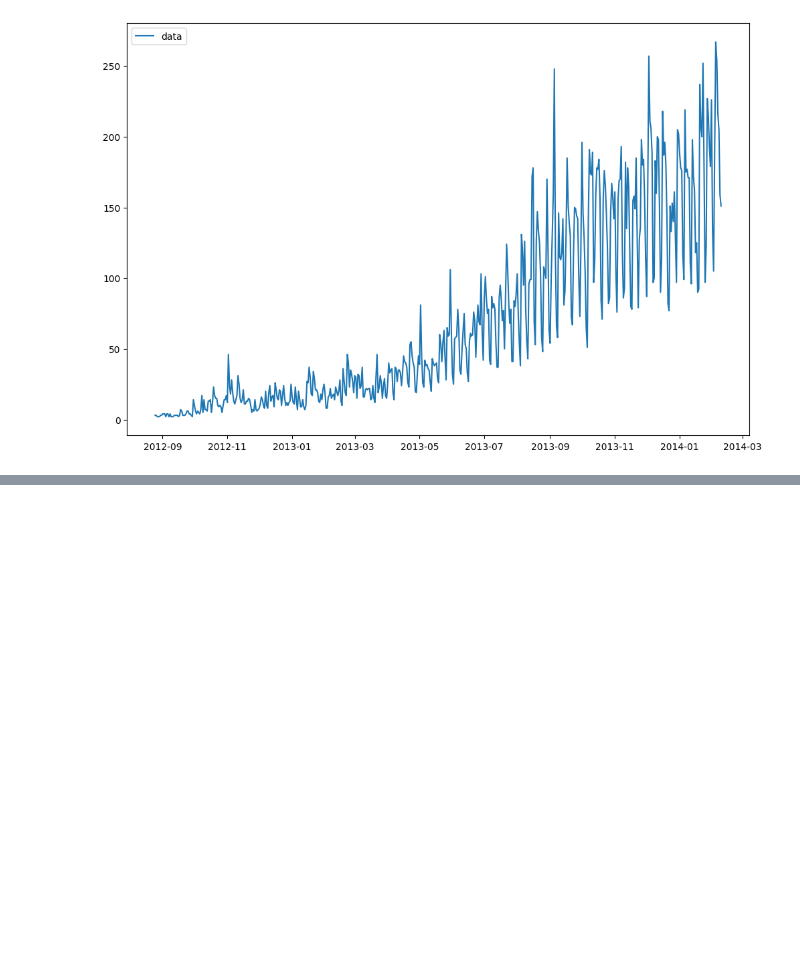
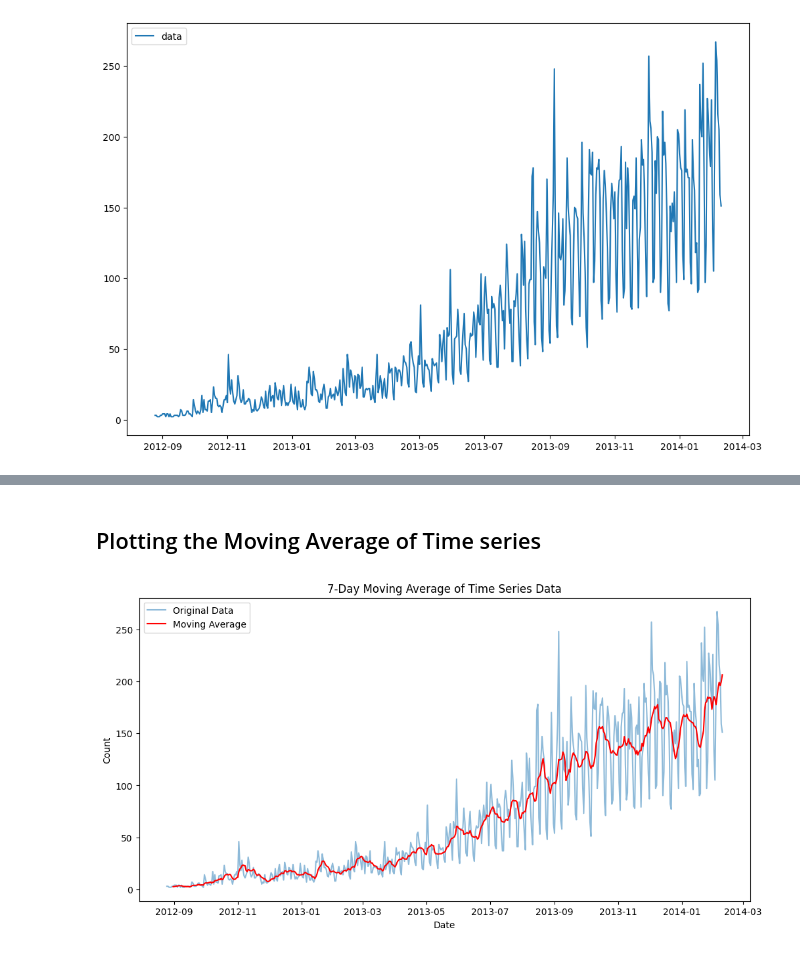
Before and after one commit to prashant9501/AMS2023, a Jupyter notebook: Time Series Analysis/Time Series Analysis.ipynb, the cells around one changed output, grey strips where cells are left out. Drawn from its saved outputs; the diff is of its cells as text; code cells hidden in the pictures; blank space fills up the shorter version.

```diff
--- a/Time Series Analysis/Time Series Analysis.ipynb
+++ b/Time Series Analysis/Time Series Analysis.ipynb
@@ -76,0 +280,19 @@ plt.show()
+# %% [markdown]
+## Plotting the Moving Average of Time series
+# %%
+# Calculate moving averages
+# You can change the window size as needed
+rolling_window_size = 7  # 7-day moving average
+data['Moving_Average'] = data['count'].rolling(window=rolling_window_size).mean()
+
+# Plotting the original data and the moving average
+plt.figure(figsize=(12, 6))
+plt.plot(data['count'], label='Original Data', alpha=0.5)
+plt.plot(data['Moving_Average'], label='Moving Average', color='red')
+plt.legend()
+plt.xlabel('Date')
+plt.ylabel('Count')
+plt.title('7-Day Moving Average of Time Series Data')
+plt.show()
+# %% [output]
+[figure, added]
```
Also changed, not shown: parts of 22 cells of this notebook, 4 other files.
